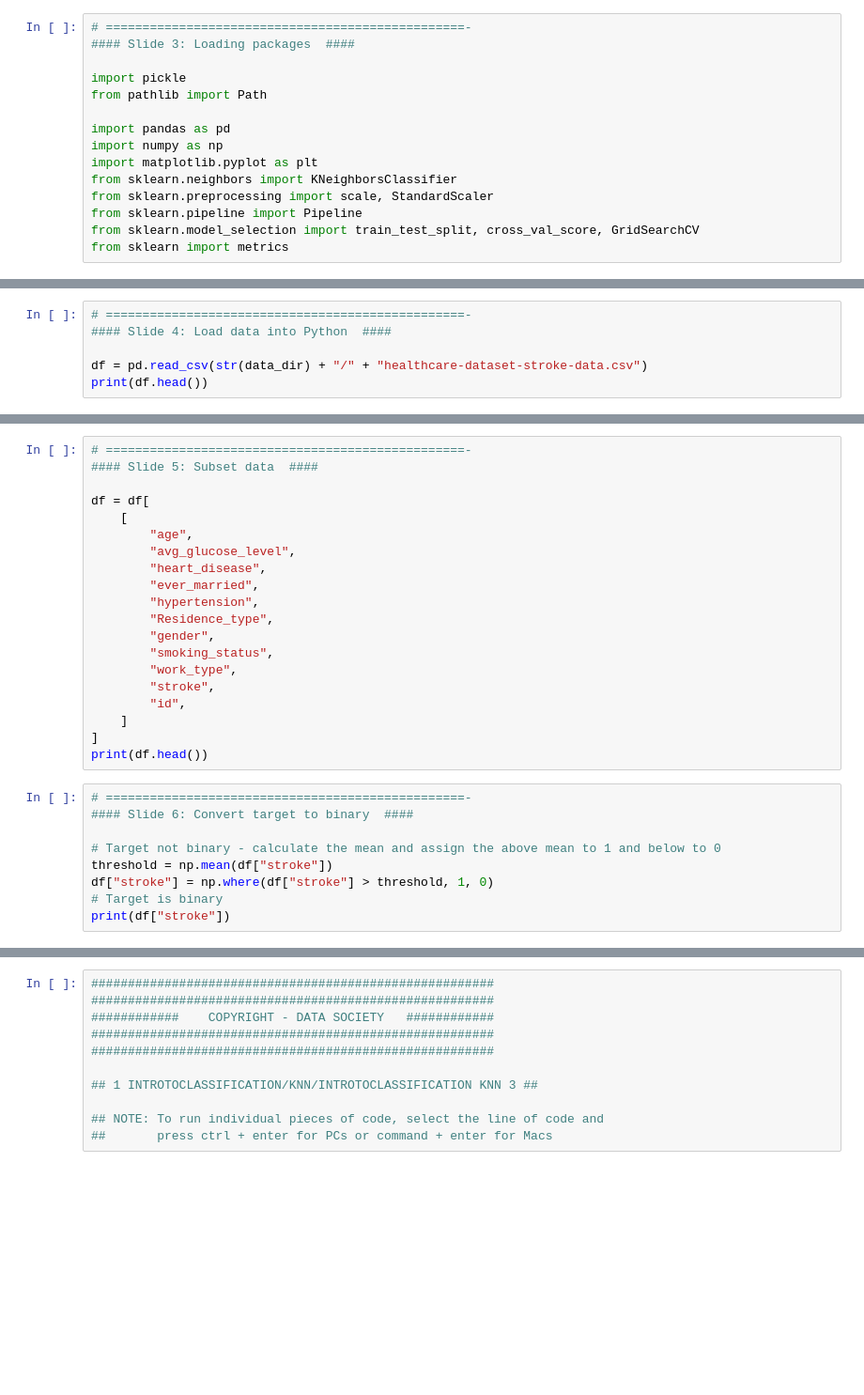
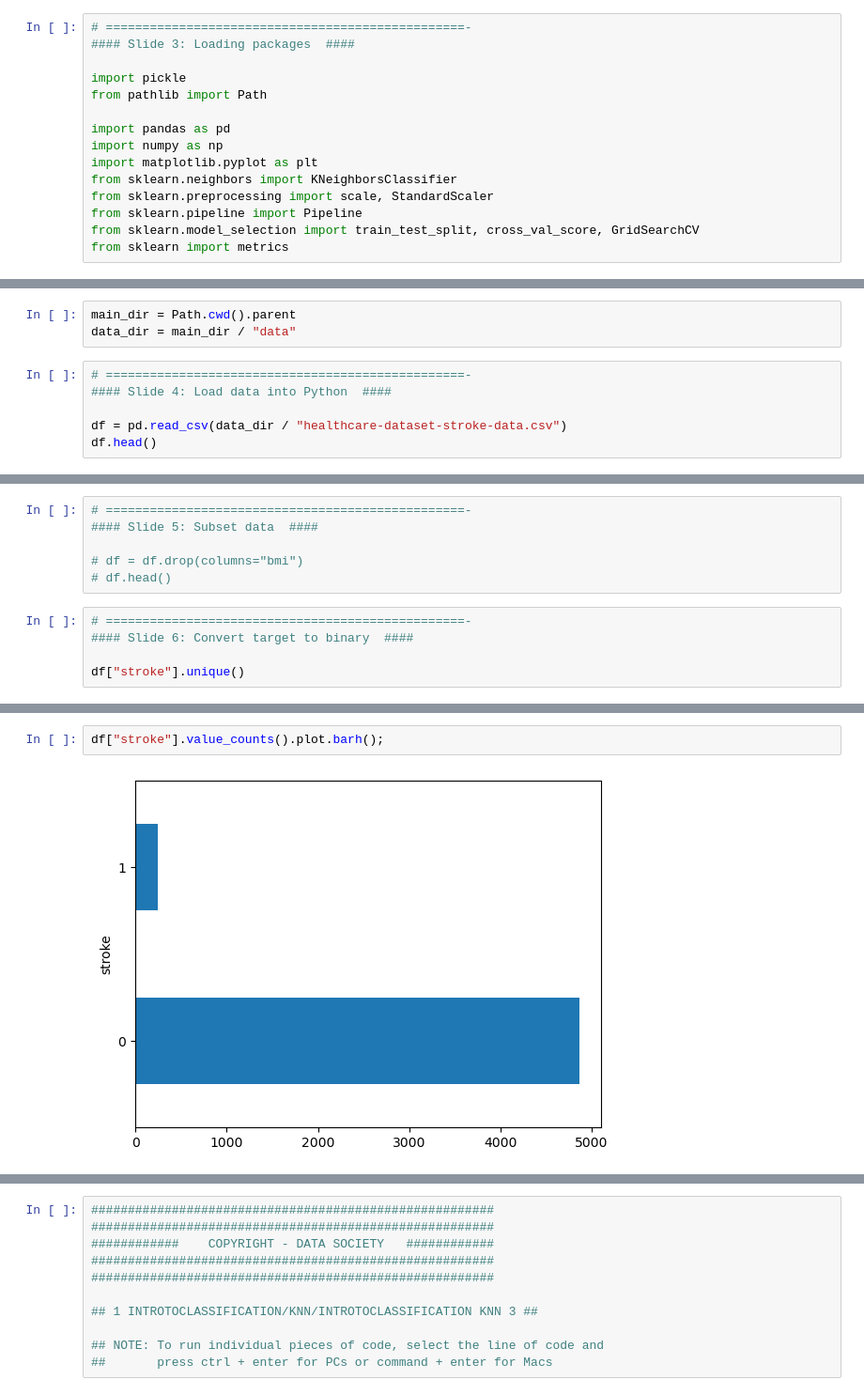
Before and after one commit to maptv/Classification-with-Python, a Jupyter notebook: 1-IntroToClassification/1-IntroToClassification-code.ipynb, the cells around one changed output, grey strips where cells are left out. Shown: that part at 94% size. Cells and saved outputs as stored; diff of their text form; blank space fills up the shorter version.

```diff
--- a/1-IntroToClassification/1-IntroToClassification-code.ipynb
+++ b/1-IntroToClassification/1-IntroToClassification-code.ipynb
@@ -27,6 +33,9 @@ from sklearn import metrics
+# %%
+main_dir = Path.cwd().parent
+data_dir = main_dir / "data"
 # %%
 # =================================================-
 #### Slide 4: Load data into Python  ####
 
-df = pd.read_csv(str(data_dir) + "/" + "healthcare-dataset-stroke-data.csv")
-print(df.head())
+df = pd.read_csv(data_dir / "healthcare-dataset-stroke-data.csv")
+df.head()
@@ -34,28 +50,10 @@ print(df.head())
 # =================================================-
 #### Slide 5: Subset data  ####
 
-df = df[
-    [
-        "age",
-        "avg_glucose_level",
-        "heart_disease",
-        "ever_married",
-        "hypertension",
-        "Residence_type",
-        "gender",
-        "smoking_status",
-        "work_type",
-        "stroke",
-        "id",
-    ]
-]
-print(df.head())
+# df = df.drop(columns="bmi")
+# df.head()
 # %%
 # =================================================-
 #### Slide 6: Convert target to binary  ####
 
-# Target not binary - calculate the mean and assign the above mean to 1 and below to 0
-threshold = np.mean(df["stroke"])
-df["stroke"] = np.where(df["stroke"] > threshold, 1, 0)
-# Target is binary
-print(df["stroke"])
+df["stroke"].unique()
@@ -70,0 +90,4 @@ print(df["stroke"].value_counts())
+# %%
+df["stroke"].value_counts().plot.barh();
+# %% [output]
+[figure, added]
```
Also changed, not shown: parts of 25 cells of this notebook.
